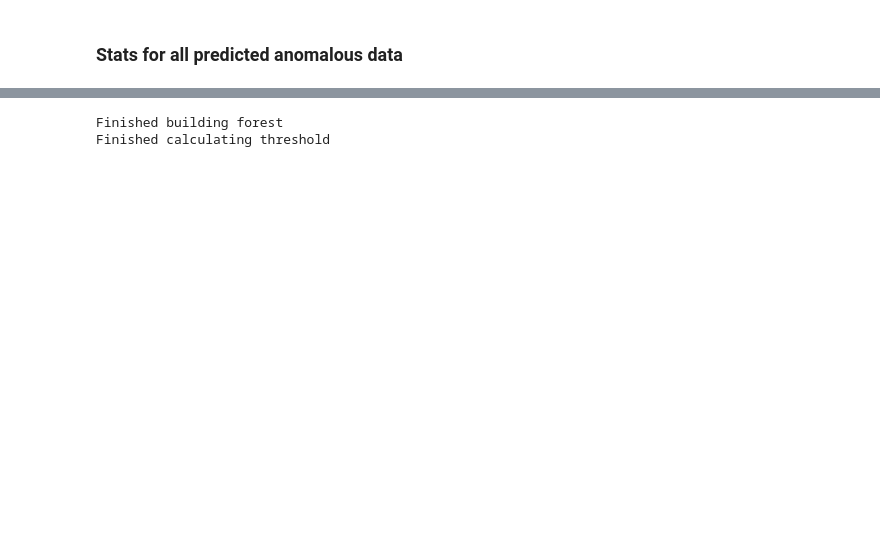
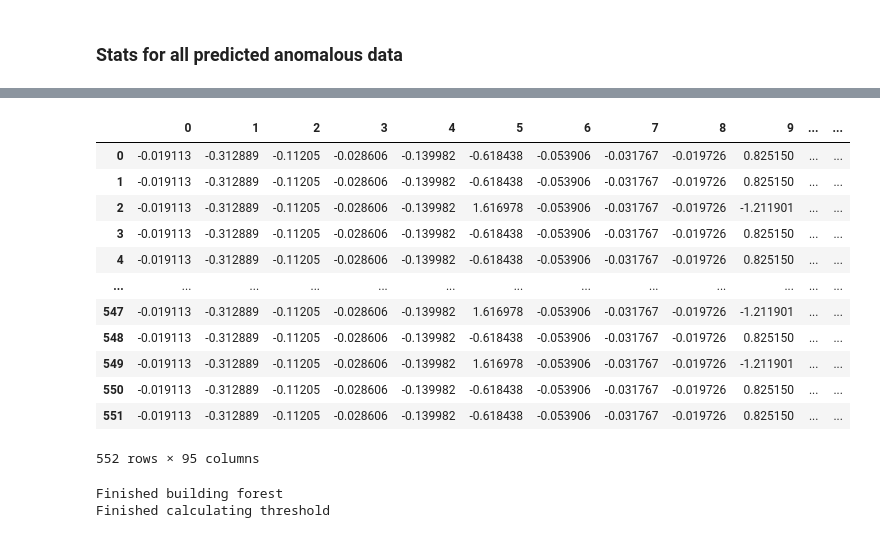
Before and after one commit to joshuapalicka/network-anomaly-detection, a Jupyter notebook: combined_models.ipynb, the cells around one changed output, grey strips where cells are left out. Saved outputs shown, nothing was run; the diff lists cells and outputs as text; code cells hidden in the pictures; blank space fills up the shorter version.

```diff
--- a/combined_models.ipynb
+++ b/combined_models.ipynb
@@ -223,3 +236,19 @@ anomalous_test_data_with_Z_df = addZToData(predicted_anomalous, autoencoder)
 contamination = sum(train_labels == 0) / len(train_labels)
 # %%
 # need test_predictions replaced at indices that autoencoder predicted anomalies
+# %%
+anomalous_test_data_with_Z_df
+# %% [output]
+|  | 0 | 1 | 2 | 3 | 4 | 5 | 6 | 7 | 8 | 9 | ... | ... |
+| 0 | -0.019113 | -0.312889 | -0.11205 | -0.028606 | -0.139982 | -0.618438 | -0.053906 | -0.031767 | -0.019726 | 0.825150 | ... | ... |
+| 1 | -0.019113 | -0.312889 | -0.11205 | -0.028606 | -0.139982 | -0.618438 | -0.053906 | -0.031767 | -0.019726 | 0.825150 | ... | ... |
+| 2 | -0.019113 | -0.312889 | -0.11205 | -0.028606 | -0.139982 | 1.616978 | -0.053906 | -0.031767 | -0.019726 | -1.211901 | ... | ... |
+| 3 | -0.019113 | -0.312889 | -0.11205 | -0.028606 | -0.139982 | -0.618438 | -0.053906 | -0.031767 | -0.019726 | 0.825150 | ... | ... |
+| 4 | -0.019113 | -0.312889 | -0.11205 | -0.028606 | -0.139982 | -0.618438 | -0.053906 | -0.031767 | -0.019726 | 0.825150 | ... | ... |
+| ... | ... | ... | ... | ... | ... | ... | ... | ... | ... | ... | ... | ... |
+| 547 | -0.019113 | -0.312889 | -0.11205 | -0.028606 | -0.139982 | 1.616978 | -0.053906 | -0.031767 | -0.019726 | -1.211901 | ... | ... |
+| 548 | -0.019113 | -0.312889 | -0.11205 | -0.028606 | -0.139982 | -0.618438 | -0.053906 | -0.031767 | -0.019726 | 0.825150 | ... | ... |
+| 549 | -0.019113 | -0.312889 | -0.11205 | -0.028606 | -0.139982 | 1.616978 | -0.053906 | -0.031767 | -0.019726 | -1.211901 | ... | ... |
+| 550 | -0.019113 | -0.312889 | -0.11205 | -0.028606 | -0.139982 | -0.618438 | -0.053906 | -0.031767 | -0.019726 | 0.825150 | ... | ... |
+| 551 | -0.019113 | -0.312889 | -0.11205 | -0.028606 | -0.139982 | -0.618438 | -0.053906 | -0.031767 | -0.019726 | 0.825150 | ... | ... |
+552 rows × 95 columns
```
Also changed, not shown: parts of 18 cells of this notebook.
